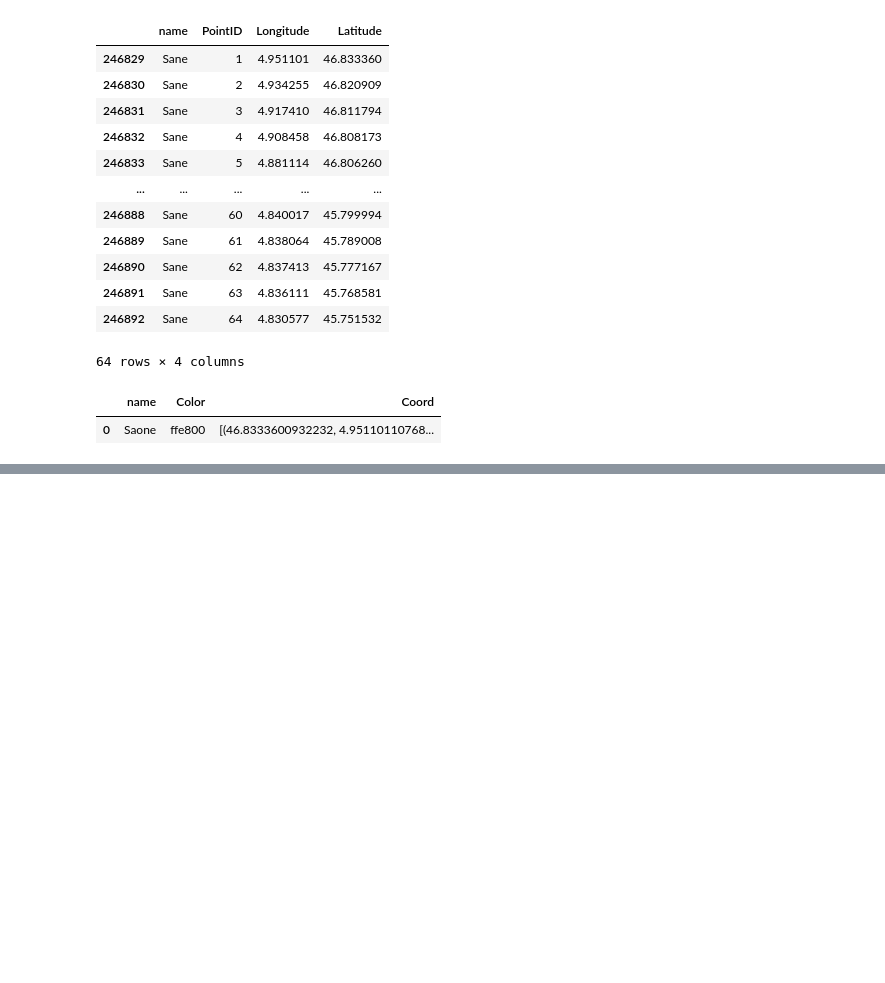
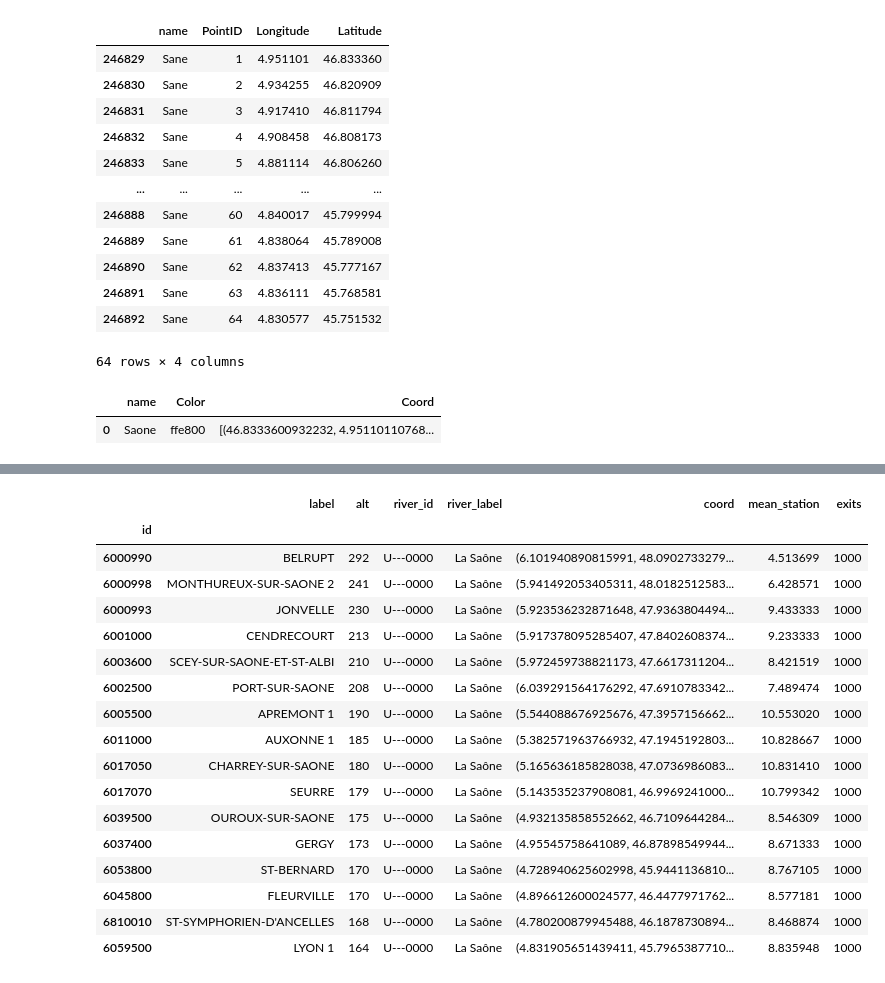
Before and after one commit to e-capi/website_water_pollution, a Jupyter notebook: notebooks/map_plot.ipynb, the cells around one changed output, grey strips where cells are left out. Cells and saved outputs as stored; diff of their text form; code cells hidden in the pictures; blank space fills up the shorter version.

Commit message:
Map with Station points

```diff
--- a/notebooks/map_plot.ipynb
+++ b/notebooks/map_plot.ipynb
@@ -74,0 +134,2 @@ generate_rivers_coordinates("Sane", data)
+# %%
+df_station = pd.read_pickle("/home/ecapi/code/e-capi/website_water_pollution/croquis_coord/stationsdf.pickle")
@@ -74,0 +157,22 @@ generate_rivers_coordinates("Sane", data)
+# %%
+df_station["coord"] = df_station["coord"].apply(lambda x: (x[1], x[0]))
+df_station
+# %% [output]
+|  | label | alt | river_id | river_label | coord | mean_station | exits |
+| id |  |  |  |  |  |  |  |
+| 6000990 | BELRUPT | 292 | U---0000 | La Saône | (6.101940890815991, 48.0902733279... | 4.513699 | 1000 |
+| 6000998 | MONTHUREUX-SUR-SAONE 2 | 241 | U---0000 | La Saône | (5.941492053405311, 48.0182512583... | 6.428571 | 1000 |
+| 6000993 | JONVELLE | 230 | U---0000 | La Saône | (5.923536232871648, 47.9363804494... | 9.433333 | 1000 |
+| 6001000 | CENDRECOURT | 213 | U---0000 | La Saône | (5.917378095285407, 47.8402608374... | 9.233333 | 1000 |
+| 6003600 | SCEY-SUR-SAONE-ET-ST-ALBI | 210 | U---0000 | La Saône | (5.972459738821173, 47.6617311204... | 8.421519 | 1000 |
+| 6002500 | PORT-SUR-SAONE | 208 | U---0000 | La Saône | (6.039291564176292, 47.6910783342... | 7.489474 | 1000 |
+| 6005500 | APREMONT 1 | 190 | U---0000 | La Saône | (5.544088676925676, 47.3957156662... | 10.553020 | 1000 |
+| 6011000 | AUXONNE 1 | 185 | U---0000 | La Saône | (5.382571963766932, 47.1945192803... | 10.828667 | 1000 |
+| 6017050 | CHARREY-SUR-SAONE | 180 | U---0000 | La Saône | (5.165636185828038, 47.0736986083... | 10.831410 | 1000 |
+| 6017070 | SEURRE | 179 | U---0000 | La Saône | (5.143535237908081, 46.9969241000... | 10.799342 | 1000 |
+| 6039500 | OUROUX-SUR-SAONE | 175 | U---0000 | La Saône | (4.932135858552662, 46.7109644284... | 8.546309 | 1000 |
+| 6037400 | GERGY | 173 | U---0000 | La Saône | (4.95545758641089, 46.87898549944... | 8.671333 | 1000 |
+| 6053800 | ST-BERNARD | 170 | U---0000 | La Saône | (4.728940625602998, 45.9441136810... | 8.767105 | 1000 |
+| 6045800 | FLEURVILLE | 170 | U---0000 | La Saône | (4.896612600024577, 46.4477971762... | 8.577181 | 1000 |
+| 6810010 | ST-SYMPHORIEN-D'ANCELLES | 168 | U---0000 | La Saône | (4.780200879945488, 46.1878730894... | 8.468874 | 1000 |
+| 6059500 | LYON 1 | 164 | U---0000 | La Saône | (4.831905651439411, 45.7965387710... | 8.835948 | 1000 |
```
Also changed, not shown: parts of 11 cells of this notebook, 8 other files.
